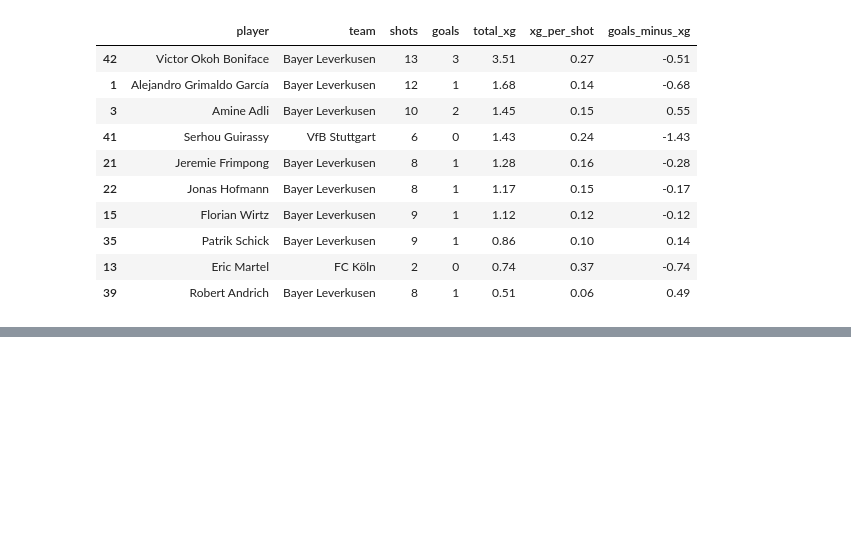
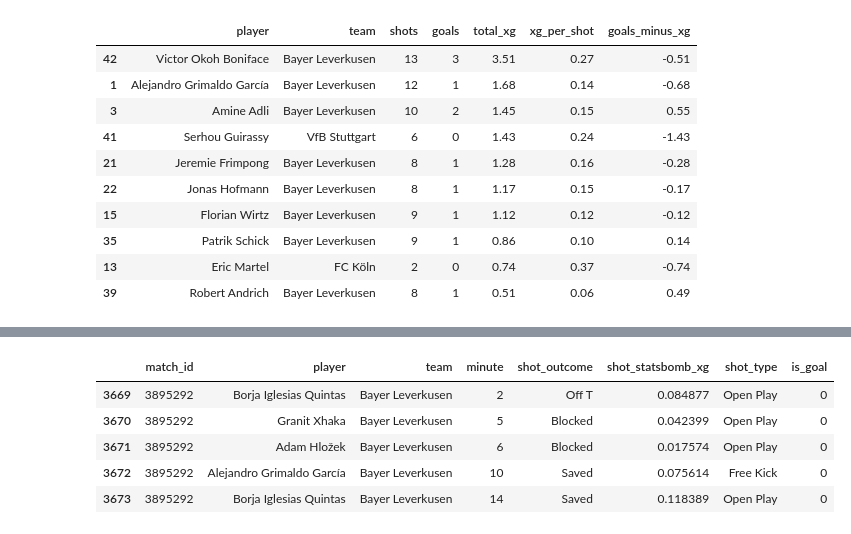
Before and after one commit to matheusmazeto/player-shooting-scout, a Jupyter notebook: notebooks/01_scout_finalizacoes.ipynb, the cells around one changed output, grey strips where cells are left out. Drawn from its saved outputs; the diff is of its cells as text; code cells hidden in the pictures; blank space fills up the shorter version.

```diff
--- a/notebooks/01_scout_finalizacoes.ipynb
+++ b/notebooks/01_scout_finalizacoes.ipynb
@@ -232,0 +293,13 @@ ranking_display.head(10)
+# %%
+non_penalty_shots = shots[
+    shots["shot_type"].ne("Penalty")
+].copy()
+# %%
+non_penalty_shots.head()
+# %% [output]
+|  | match_id | player | team | minute | shot_outcome | shot_statsbomb_xg | shot_type | is_goal |
+| 3669 | 3895292 | Borja Iglesias Quintas | Bayer Leverkusen | 2 | Off T | 0.084877 | Open Play | 0 |
+| 3670 | 3895292 | Granit Xhaka | Bayer Leverkusen | 5 | Blocked | 0.042399 | Open Play | 0 |
+| 3671 | 3895292 | Adam Hložek | Bayer Leverkusen | 6 | Blocked | 0.017574 | Open Play | 0 |
+| 3672 | 3895292 | Alejandro Grimaldo García | Bayer Leverkusen | 10 | Saved | 0.075614 | Free Kick | 0 |
+| 3673 | 3895292 | Borja Iglesias Quintas | Bayer Leverkusen | 14 | Saved | 0.118389 | Open Play | 0 |
```
Also changed, not shown: parts of 5 cells of this notebook.
